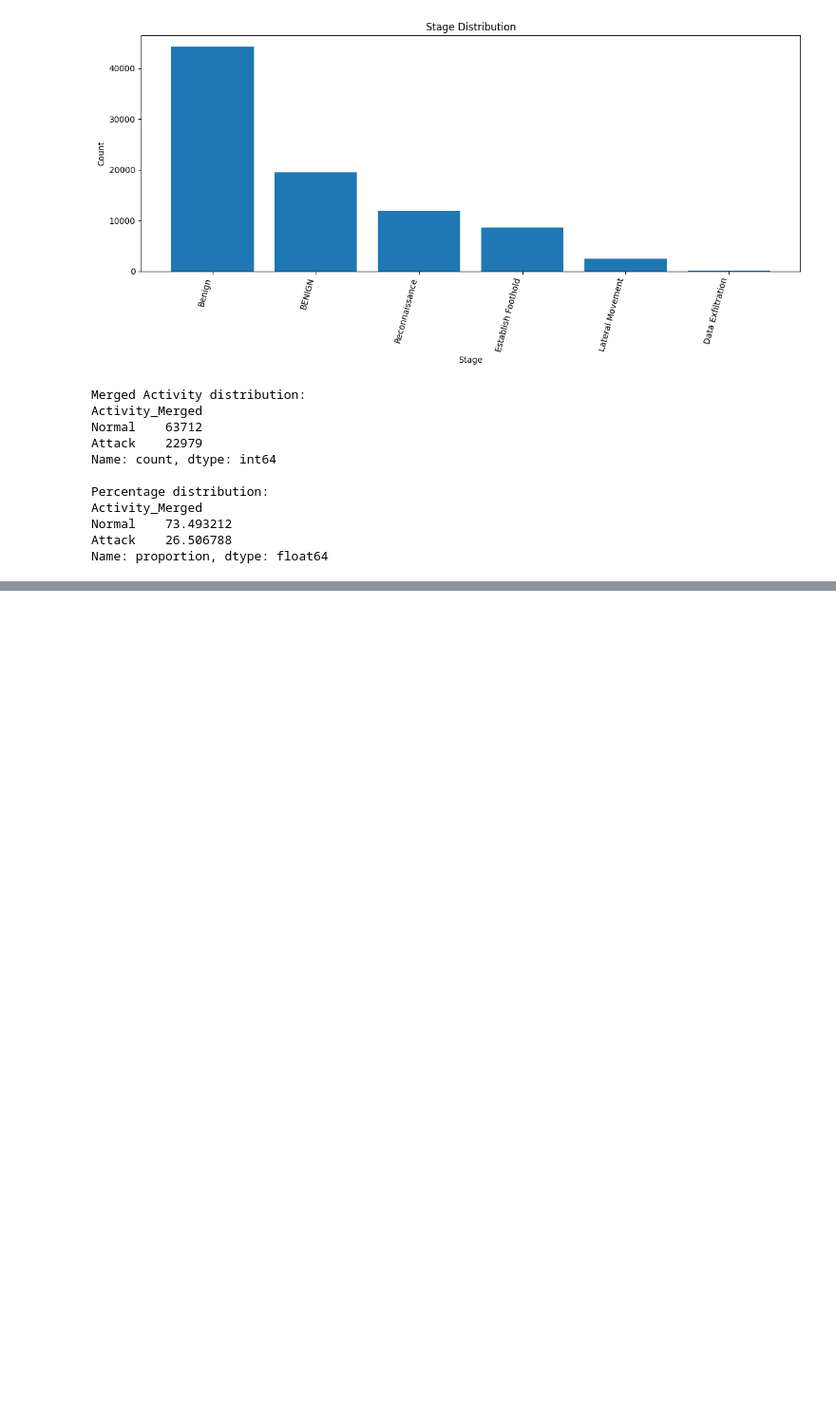
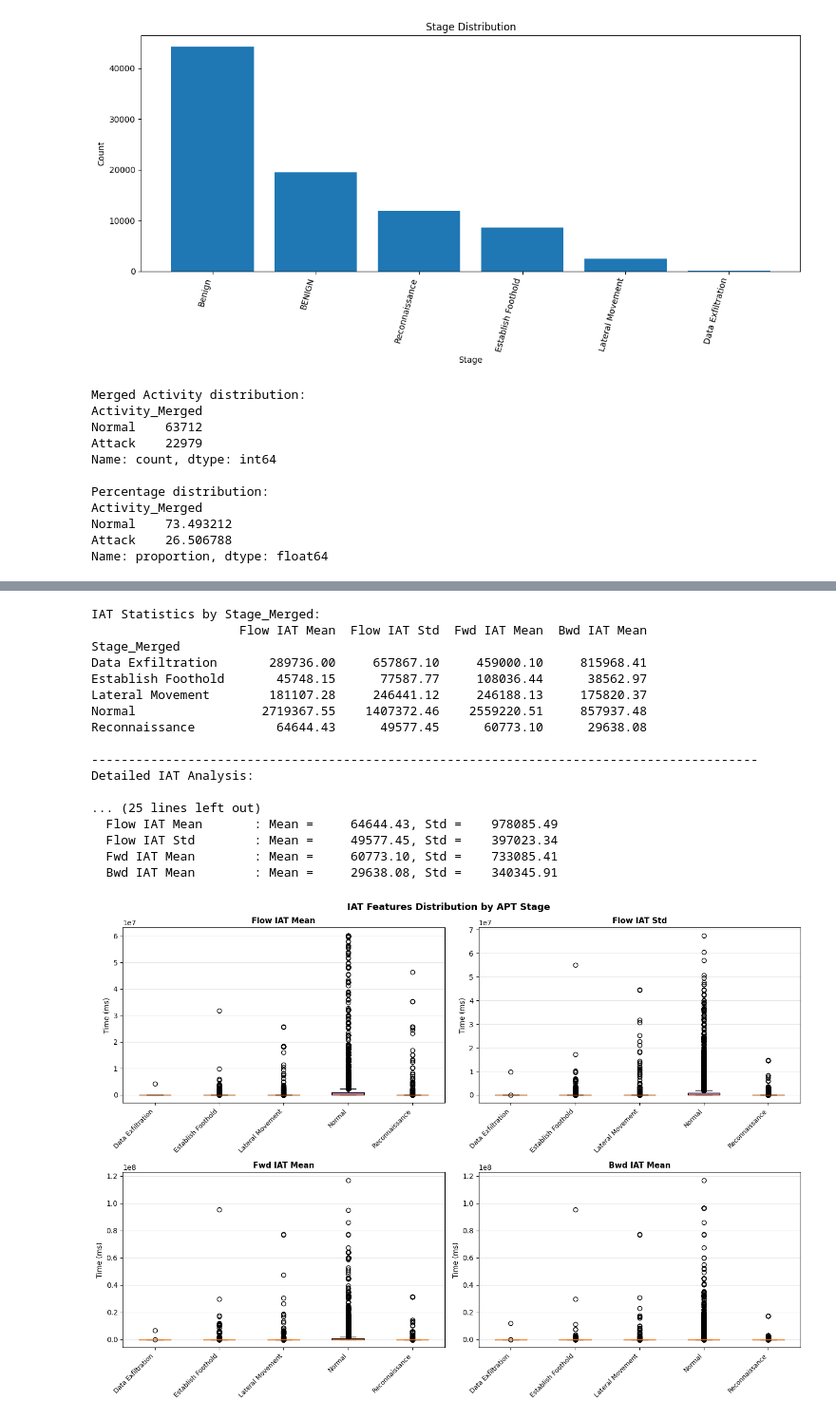
Before and after one commit to ngocbao0201/ML-Detect-APT-attack, a Jupyter notebook: notebooks/eda.ipynb, the cells around one changed output, grey strips where cells are left out. Shown at 95% size. Saved outputs shown, nothing was run; the diff lists cells and outputs as text; code cells hidden in the pictures; blank space fills up the shorter version.

```diff
--- a/notebooks/eda.ipynb
+++ b/notebooks/eda.ipynb
@@ -172,0 +278,65 @@ Name: proportion, dtype: float64
+# %%
+# IAT (Inter-Arrival Time) Analysis
+
+iat_features = ['Flow IAT Mean', 'Flow IAT Std', 'Fwd IAT Mean', 'Bwd IAT Mean']
+iat_features = [f for f in iat_features if f in df.columns]
+
+print("\nIAT Statistics by Stage_Merged:")
+iat_stats = df.groupby('Stage_Merged')[iat_features].mean()
+print(iat_stats.round(2))
+
+# Detailed analysis
+print("\n" + "-"*90)
+print("Detailed IAT Analysis:")
+for stage in sorted(df['Stage_Merged'].unique()):
+    print(f"\n{stage}:")
+    stage_data = df[df['Stage_Merged'] == stage]
+    for feature in iat_features:
+        mean_val = stage_data[feature].mean()
+        std_val = stage_data[feature].std()
+        print(f"  {feature:20s}: Mean = {mean_val:12.2f}, Std = {std_val:12.2f}")
+
+# Visualize: Boxplot for IAT features
+fig, axes = plt.subplots(2, 2, figsize=(14, 10))
+axes = axes.flatten()
+
+for idx, feature in enumerate(iat_features):
+    ax = axes[idx]
+
+    # Create boxplot for each Stage_Merged
+    data_for_box = [df[df['Stage_Merged'] == stage][feature].dropna().values for stage in sorted(df['Stage_Merged'].unique())]
+    bp = ax.boxplot(data_for_box, tick_labels=sorted(df['Stage_Merged'].unique()), patch_artist=True)
+
+    # Color the boxes with gradient
+    colors = plt.cm.Set3(np.linspace(0, 1, len(df['Stage_Merged'].unique())))
+    for patch, color in zip(bp['boxes'], colors):
+        patch.set_facecolor(color)
+
+    ax.set_title(f'{feature}', fontweight='bold', fontsize=11)
+    ax.set_ylabel('Time (ms)')
+    ax.grid(axis='y', alpha=0.3)
+    plt.setp(ax.xaxis.get_majorticklabels(), rotation=45, ha='right', fontsize=9)
+
+plt.suptitle('IAT Features Distribution by APT Stage',
+             fontsize=13, fontweight='bold')
+plt.tight_layout()
+plt.show()
+# %% [output]
+IAT Statistics by Stage_Merged:
+                    Flow IAT Mean  Flow IAT Std  Fwd IAT Mean  Bwd IAT Mean
+Stage_Merged
+Data Exfiltration       289736.00     657867.10     459000.10     815968.41
+Establish Foothold       45748.15      77587.77     108036.44      38562.97
+Lateral Movement        181107.28     246441.12     246188.13     175820.37
+Normal                 2719367.55    1407372.46    2559220.51     857937.48
+Reconnaissance           64644.43      49577.45      60773.10      29638.08
+
+------------------------------------------------------------------------------------------
+Detailed IAT Analysis:
+
+... (25 lines left out)
+  Flow IAT Mean       : Mean =     64644.43, Std =    978085.49
+  Flow IAT Std        : Mean =     49577.45, Std =    397023.34
+  Fwd IAT Mean        : Mean =     60773.10, Std =    733085.41
+  Bwd IAT Mean        : Mean =     29638.08, Std =    340345.91
+[figure, added]
```
Also changed, not shown: parts of 9 cells of this notebook.
